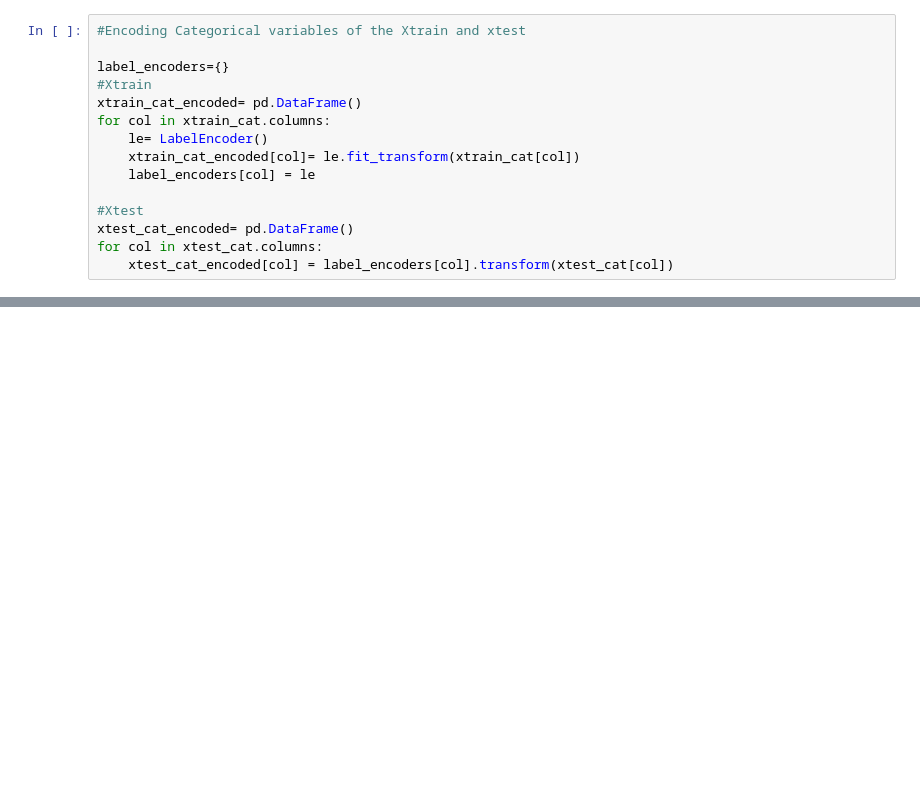
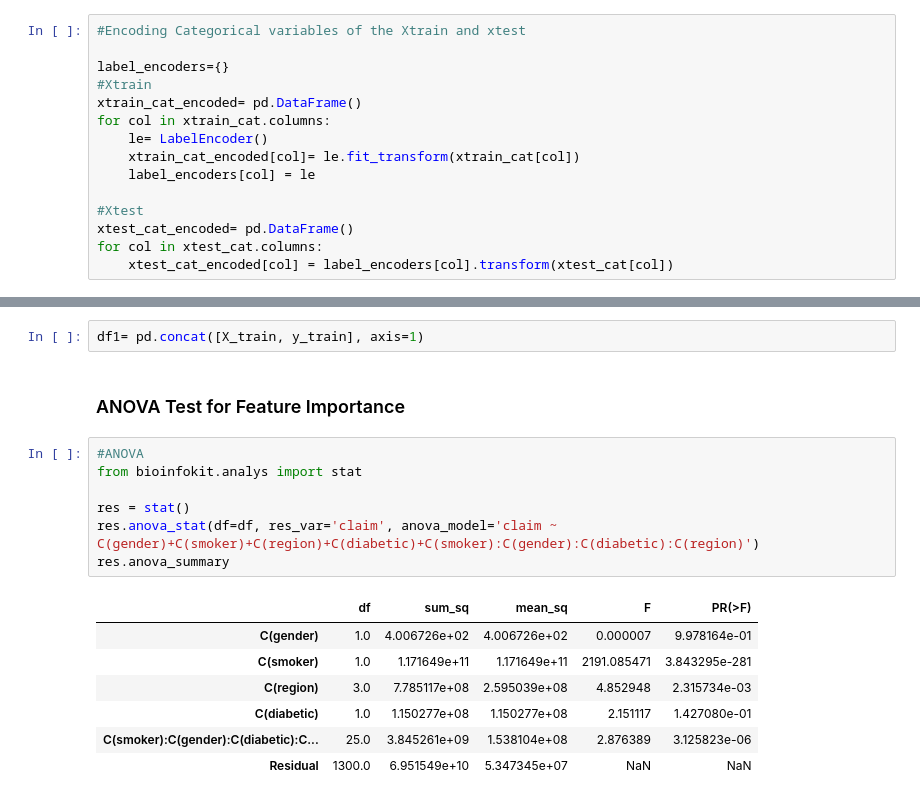
Before and after one commit to btokoli/Insurance-Claims-Prediction-Model, a Jupyter notebook: insurance_claims.ipynb, the cells around one changed output, grey strips where cells are left out. Cells and saved outputs as stored; diff of their text form; blank space fills up the shorter version.

```diff
--- a/insurance_claims.ipynb
+++ b/insurance_claims.ipynb
@@ -435,0 +453,19 @@ for col in xtest_cat.columns:
+# %%
+df1= pd.concat([X_train, y_train], axis=1)
+# %% [markdown]
+### ANOVA Test for Feature Importance
+# %%
+#ANOVA
+from bioinfokit.analys import stat
+
+res = stat()
+res.anova_stat(df=df, res_var='claim', anova_model='claim ~ C(gender)+C(smoker)+C(region)+C(diabetic)+C(smoker):C(gender):C(diabetic):C(region)')
+res.anova_summary
+# %% [output]
+|  | df | sum_sq | mean_sq | F | PR(>F) |
+| C(gender) | 1.0 | 4.006726e+02 | 4.006726e+02 | 0.000007 | 9.978164e-01 |
+| C(smoker) | 1.0 | 1.171649e+11 | 1.171649e+11 | 2191.085471 | 3.843295e-281 |
+| C(region) | 3.0 | 7.785117e+08 | 2.595039e+08 | 4.852948 | 2.315734e-03 |
+| C(diabetic) | 1.0 | 1.150277e+08 | 1.150277e+08 | 2.151117 | 1.427080e-01 |
+| C(smoker):C(gender):C(diabetic):C... | 25.0 | 3.845261e+09 | 1.538104e+08 | 2.876389 | 3.125823e-06 |
+| Residual | 1300.0 | 6.951549e+10 | 5.347345e+07 | NaN | NaN |
```
Also changed, not shown: parts of 21 cells of this notebook.
